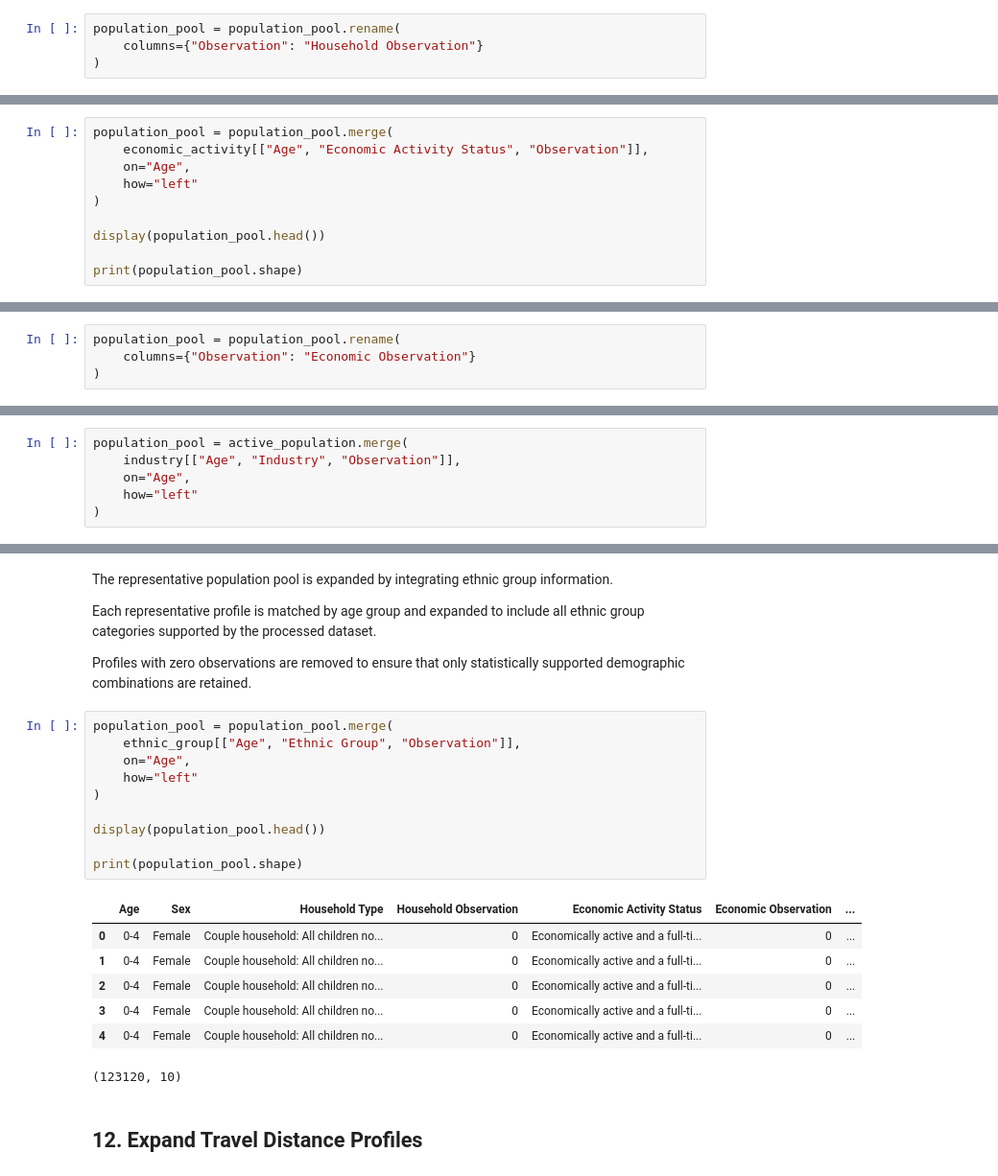
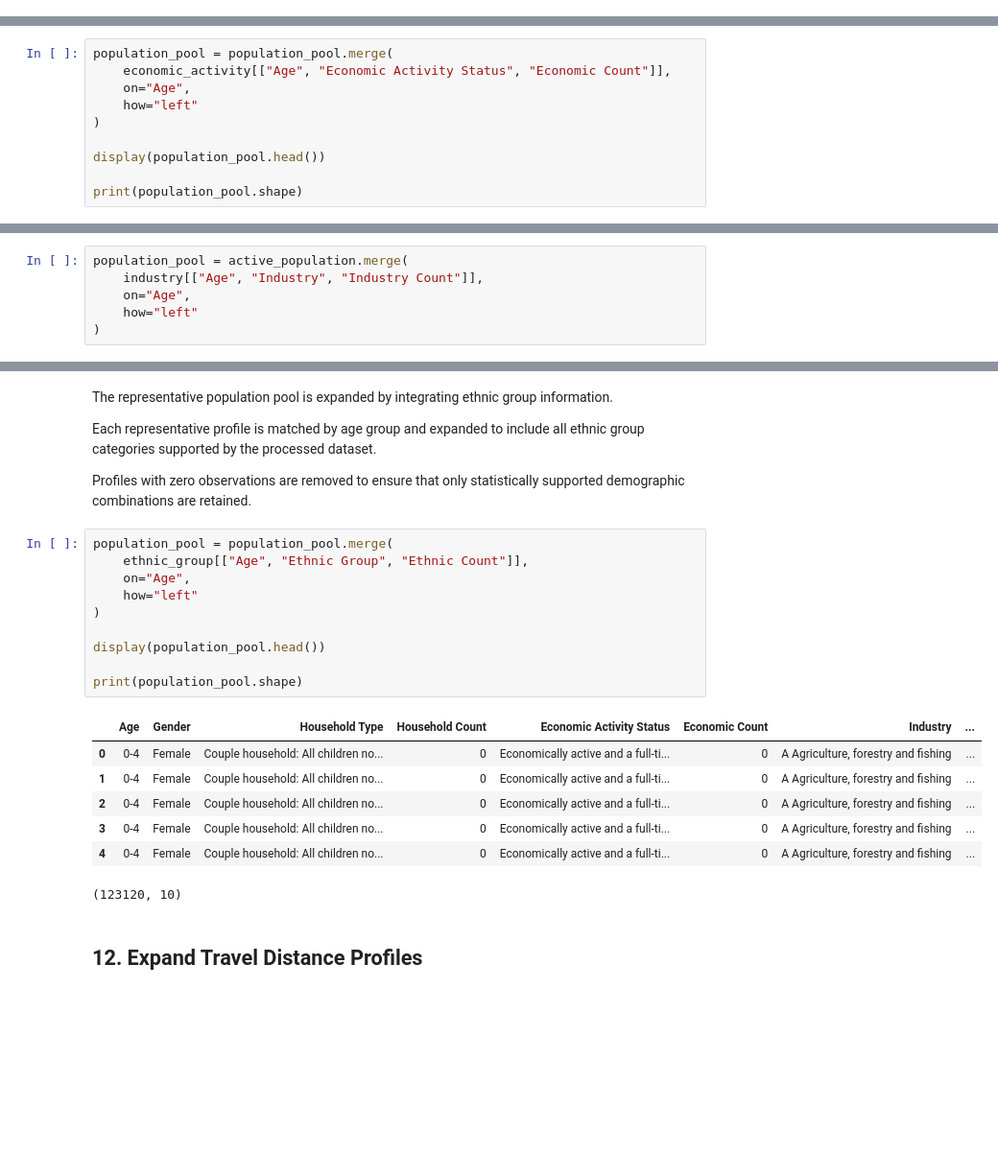
Before and after one commit to yuxinjiang1205/mobility-modelling-framework, a Jupyter notebook: notebooks/integration/demographic_profiles_construction.ipynb, the cells around one changed output, grey strips where cells are left out. Shown at 96% size. Cells and saved outputs as stored; diff of their text form; blank space fills up the shorter version.

Commit message:
Rename demographic dataset columns

```diff
--- a/notebooks/integration/demographic_profiles_construction.ipynb
+++ b/notebooks/integration/demographic_profiles_construction.ipynb
@@ -313,10 +282,6 @@ print(population_pool.shape)
 | 3 | 0-4 | Female | Lone parent household: All childr... | 0 |
 | 4 | 0-4 | Female | Lone parent household: With depen... | 7992 |
 (162, 4)
-# %%
-population_pool = population_pool.rename(
-    columns={"Observation": "Household Observation"}
-)
 # %% [markdown]
 ## 9. Expand Economic Activity Profiles
 # %% [markdown]
@@ -329,7 +294,7 @@ Each representative profile is matched by age group and expanded to include all
 Profiles with zero observations are removed to retain only statistically supported demographic combinations before proceeding to the next stage of profile construction.
 # %%
 population_pool = population_pool.merge(
-    economic_activity[["Age", "Economic Activity Status", "Observation"]],
+    economic_activity[["Age", "Economic Activity Status", "Economic Count"]],
     on="Age",
     how="left"
 )
@@ -345,10 +310,6 @@ print(population_pool.shape)
 | 3 | 0-4 | Female | Couple household: All children no... | 0 | Economically active and a full-ti... | 0 |
 | 4 | 0-4 | Female | Couple household: All children no... | 0 | Economically inactive and a full-... | 0 |
 (1134, 6)
-# %%
-population_pool = population_pool.rename(
-    columns={"Observation": "Economic Observation"}
-)
 # %% [markdown]
 ## 10. Expand Industry Profiles
 # %% [markdown]
@@ -374,7 +335,7 @@ inactive_population = population_pool[
 ].copy()
 # %%
 population_pool = active_population.merge(
-    industry[["Age", "Industry", "Observation"]],
+    industry[["Age", "Industry", "Industry Count"]],
     on="Age",
     how="left"
 )
@@ -405,21 +366,21 @@ Each representative profile is matched by age group and expanded to include all
 Profiles with zero observations are removed to ensure that only statistically supported demographic combinations are retained.
 # %%
 population_pool = population_pool.merge(
-    ethnic_group[["Age", "Ethnic Group", "Observation"]],
+    ethnic_group[["Age", "Ethnic Group", "Ethnic Count"]],
     on="Age",
     how="left"
 )
 
 display(population_pool.head())
 
 print(population_pool.shape)
 # %% [output]
-|  | Age | Sex | Household Type | Household Observation | Economic Activity Status | Economic Observation | ... |
-| 0 | 0-4 | Female | Couple household: All children no... | 0 | Economically active and a full-ti... | 0 | ... |
-| 1 | 0-4 | Female | Couple household: All children no... | 0 | Economically active and a full-ti... | 0 | ... |
-| 2 | 0-4 | Female | Couple household: All children no... | 0 | Economically active and a full-ti... | 0 | ... |
-| 3 | 0-4 | Female | Couple household: All children no... | 0 | Economically active and a full-ti... | 0 | ... |
-| 4 | 0-4 | Female | Couple household: All children no... | 0 | Economically active and a full-ti... | 0 | ... |
+|  | Age | Gender | Household Type | Household Count | Economic Activity Status | Economic Count | Industry | ... |
+| 0 | 0-4 | Female | Couple household: All children no... | 0 | Economically active and a full-ti... | 0 | A Agriculture, forestry and fishing | ... |
+| 1 | 0-4 | Female | Couple household: All children no... | 0 | Economically active and a full-ti... | 0 | A Agriculture, forestry and fishing | ... |
+| 2 | 0-4 | Female | Couple household: All children no... | 0 | Economically active and a full-ti... | 0 | A Agriculture, forestry and fishing | ... |
+| 3 | 0-4 | Female | Couple household: All children no... | 0 | Economically active and a full-ti... | 0 | A Agriculture, forestry and fishing | ... |
+| 4 | 0-4 | Female | Couple household: All children no... | 0 | Economically active and a full-ti... | 0 | A Agriculture, forestry and fishing | ... |
 (123120, 10)
 # %% [markdown]
 ## 12. Expand Travel Distance Profiles
```
Also changed, not shown: parts of 7 cells of this notebook, 2 other files.
